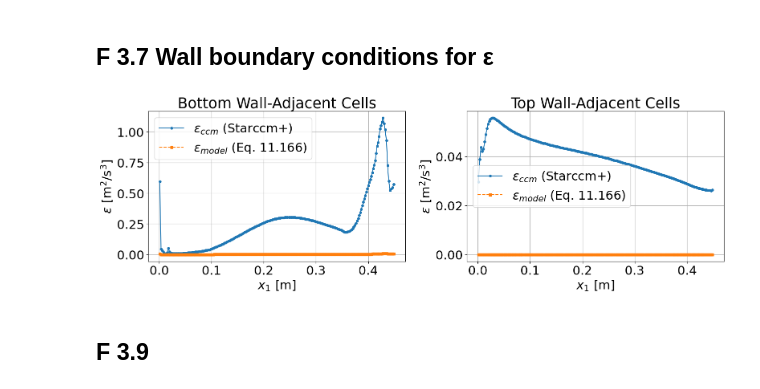
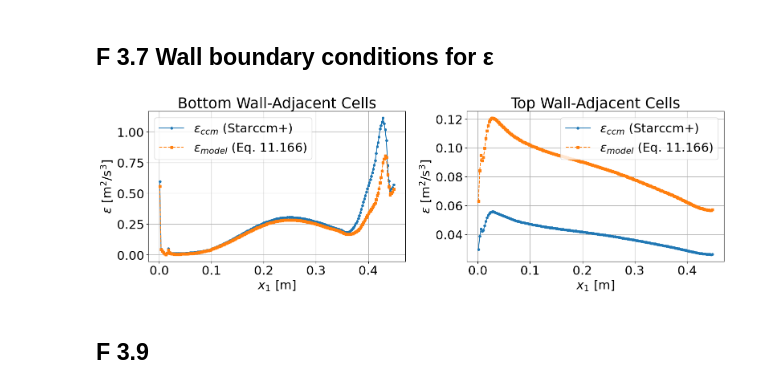
Before and after one commit to MartinStjernkvist/Applied-Mechanics, a Jupyter notebook: TME226/A2/Assignment_2.ipynb, the cells around one changed output. Cells and saved outputs as stored; diff of their text form; code cells hidden in the pictures.

```diff
--- a/TME226/A2/Assignment_2.ipynb
+++ b/TME226/A2/Assignment_2.ipynb
@@ -134,7 +134,7 @@ f_D = 0.02236377
 # %% [markdown]
 ## F 3.2 Skinfriction
 # %%
-mu = 1.002e-5 # Dynamic viscosity of water at at 20C
+mu = 1.002e-3 # Dynamic viscosity of water at at 20C
 
 dv1_dx2_at_wall = v1_2d[:, 1] / (x2_2d[:, 1] - x2_2d[:, 0]) # Calculating the gradient at the wall using first two points
 
@@ -483,9 +487,9 @@ eps_ccm_top = diss_2d[:, j_top].astype(float) # dissipation eps for top wall
 
 # Calculating the distance from the cell center to the wall boundary
 x2_bot = np.abs(x2_2d[:, j_bot] - x2_2d[:, 0]).astype(float)
-x2_top = np.abs(x2_2d[:, 0] - x2_2d[:, j_top]).astype(float)
+#x2_top = np.abs(x2_2d[:, 0] - x2_2d[:, j_top]).astype(float)
 
-#x2_top = np.abs(x2_2d[:, -1] - x2_2d[:, j_top]).astype(float)
+x2_top = np.abs(x2_2d[:, -1] - x2_2d[:, j_top]).astype(float)
 
 # Calculating eps using equation 11.166
 eps_model_bot = 2.0 * nu * k_bot / (x2_bot**2)
@@ -493,37 +497,34 @@ eps_model_top = 2.0 * nu * k_top / (x2_top**2)
 
 #print(x2_top)
 
 #print(k_top)
 
 #print(eps_model_bot)
-
-# Plotting comparison vs x1
-x1 = x1_2d[:, 0]  # x1-coordinate for the plot
 
 fig1, (ax1, ax2) = plt.subplots(1, 2, figsize=(16, 6))
 
 # Bottom wall plot
 ax1.plot(x1_position, eps_ccm_bot, 'o-', label='$\epsilon_{ccm}$ (Starccm+)', markersize=4)
 ax1.plot(x1_position, eps_model_bot, 's--', label='$\epsilon_{model}$ (Eq. 11.166)', markersize=4)
 ax1.set_xlabel('$x_1$ [m]')
 ax1.set_ylabel(r'$\varepsilon$ [m$^2$/s$^3$]')
 ax1.set_title('Bottom Wall-Adjacent Cells')
 ax1.legend()
 ax1.grid(True)
 
 # Top wall plot
 ax2.plot(x1_position, eps_ccm_top, 'o-', label='$\epsilon_{ccm}$ (Starccm+)', markersize=4)
 ax2.plot(x1_position, eps_model_top, 's--', label='$\epsilon_{model}$ (Eq. 11.166)', markersize=4)
 ax2.set_xlabel('$x_1$ [m]')
 ax2.set_ylabel(r'$\varepsilon$ [m$^2$/s$^3$]')
 ax2.set_title('Top Wall-Adjacent Cells')
 ax2.legend()
 ax2.grid(True)
 
 fig1.tight_layout(rect=[0, 0.03, 1, 0.95])
 plt.show()
 # %% [output]
-[figure, old version]
+[figure, new version]
 # %% [markdown]
 ## F 3.9
 # %%
```
Also changed, not shown: parts of 6 cells of this notebook.
